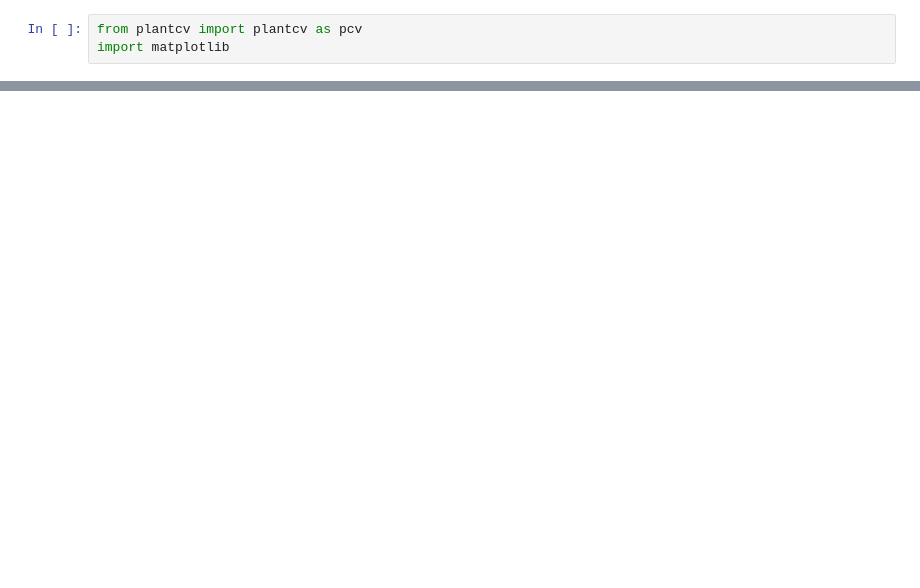
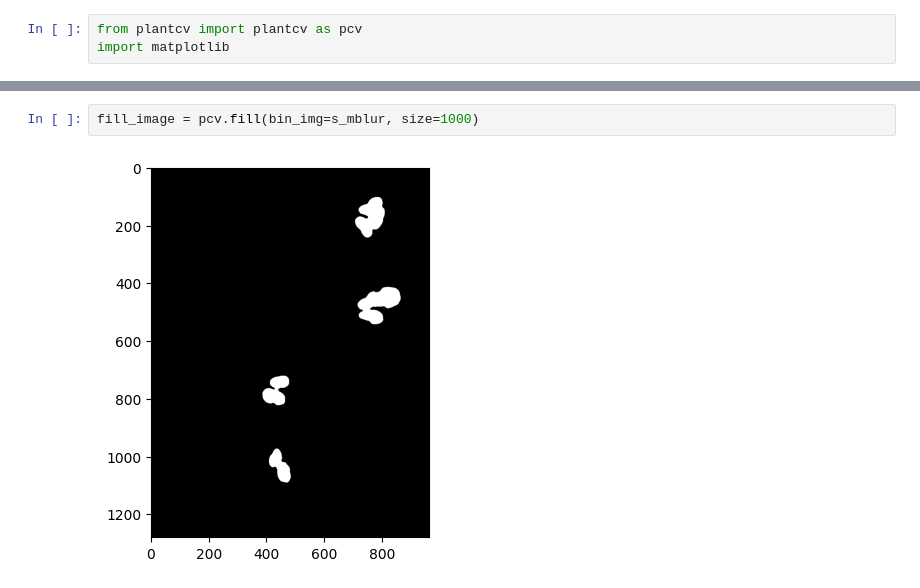
Before and after one commit to jonaskaz/plant-vision, a Jupyter notebook: plants.ipynb, the cells around one changed output, grey strips where cells are left out. Saved outputs shown, nothing was run; the diff lists cells and outputs as text; blank space fills up the shorter version.

```diff
--- a/plants.ipynb
+++ b/plants.ipynb
@@ -33,0 +36,4 @@ edges = pcv.canny_edge_detect(img, sigma=5)
+# %%
+fill_image = pcv.fill(bin_img=s_mblur, size=1000)
+# %% [output]
+[figure, added]
```
Also changed, not shown: parts of 20 cells of this notebook.
